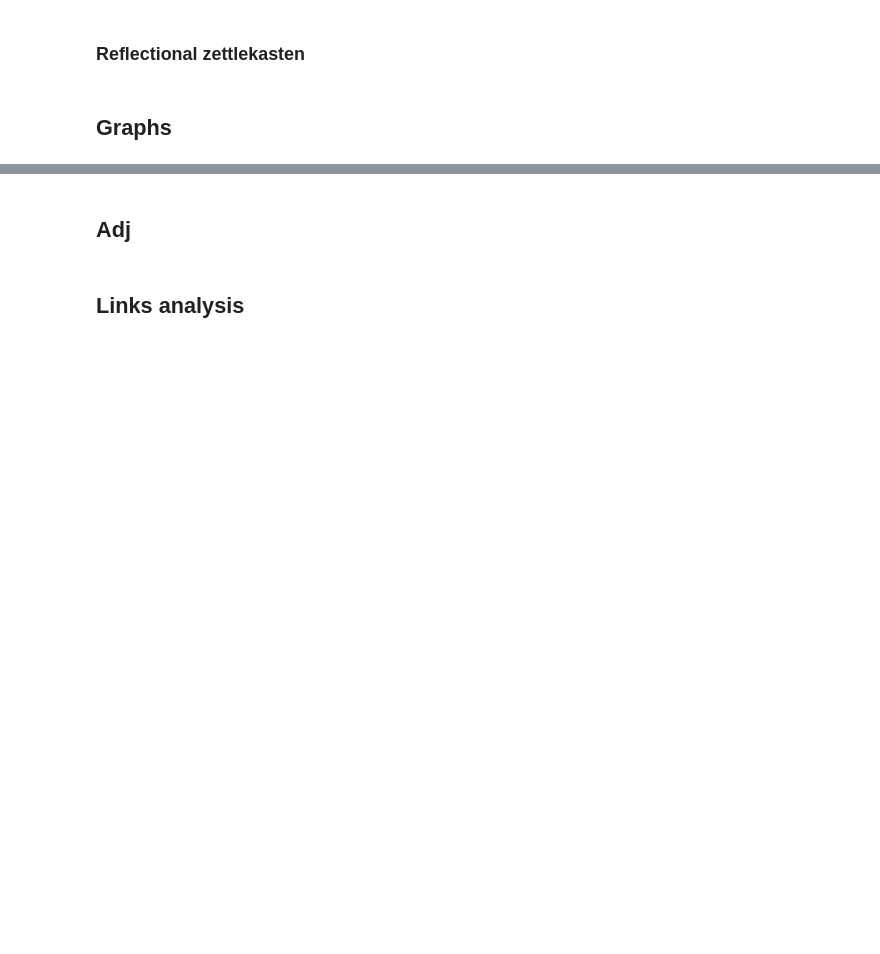
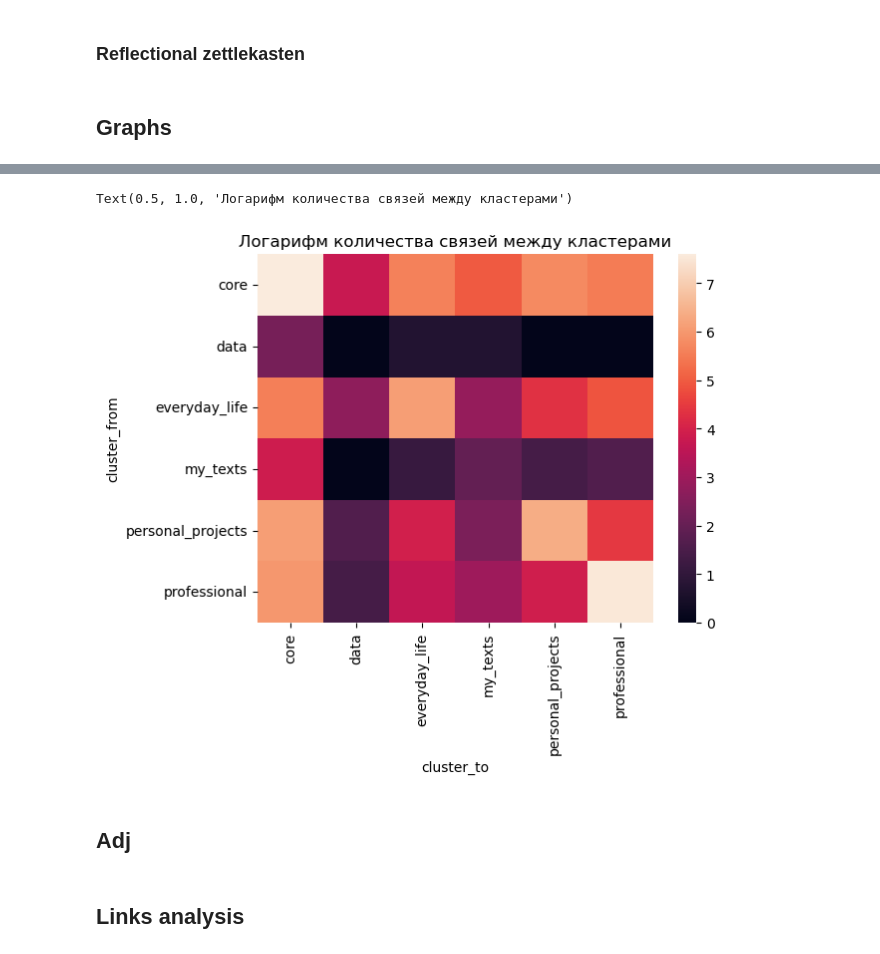
Before and after one commit to northcapen/associative_text_map_tools, a Jupyter notebook: notes_analytics/evernote_.ipynb, the cells around one changed output, grey strips where cells are left out. Drawn from its saved outputs; the diff is of its cells as text; code cells hidden in the pictures; blank space fills up the shorter version.

```diff
--- a/notes_analytics/evernote_.ipynb
+++ b/notes_analytics/evernote_.ipynb
@@ -172,3 +182,8 @@ x = (
+# %%
+sns.heatmap(np.log1p(x2)).set_title('Логарифм количества связей между кластерами')
+# %% [output]
+Text(0.5, 1.0, 'Логарифм количества связей между кластерами')
+[figure, added]
 # %%
 # x = (
 #     links
```
Also changed, not shown: parts of 26 cells of this notebook.
